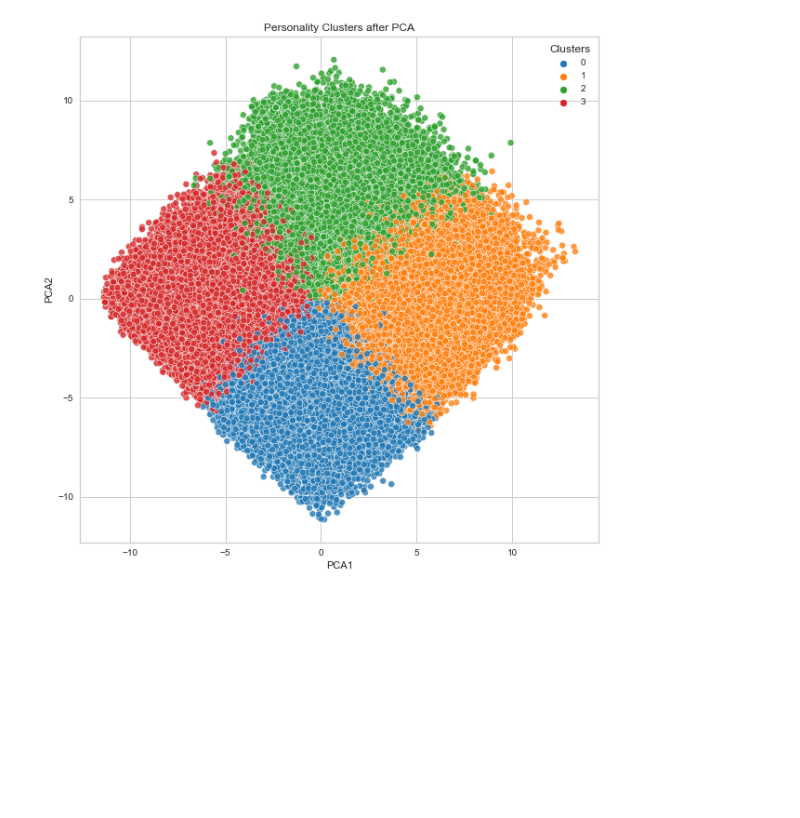
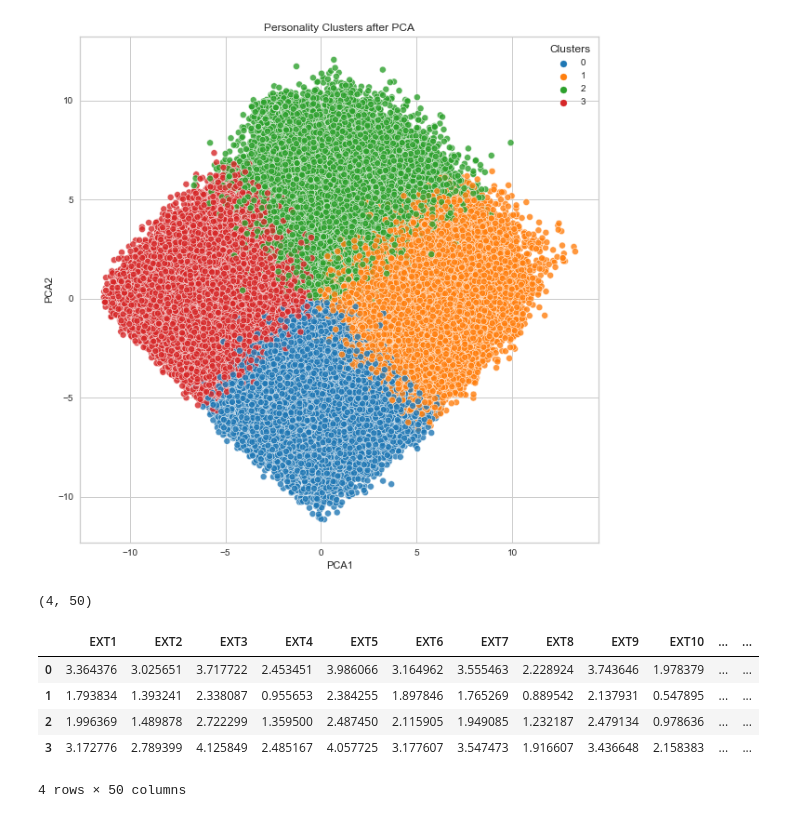
Before and after one commit to SangHui48/zerobase_algorithm_study2, a Jupyter notebook: ML_project/한상희/tproject2.ipynb, the cells around one changed output. Cells and saved outputs as stored; diff of their text form; code cells hidden in the pictures; blank space fills up the shorter version.

```diff
--- a/ML_project/한상희/tproject2.ipynb
+++ b/ML_project/한상희/tproject2.ipynb
@@ -361,3 +361,18 @@ sns.scatterplot(data=df_pca, x='PCA1', y='PCA2', hue='Clusters', palette='tab10'
 plt.title('Personality Clusters after PCA');
 # %% [output]
 [figure]
+# %%
+raw_cluster.cluster_centers_.shape
+# %% [output]
+(4, 50)
+# %%
+# 각 클러스터별 센터
+tmp = pd.DataFrame(raw_cluster.cluster_centers_, columns=raw_question_info.columns.to_list()[:-1])
+tmp
+# %% [output]
+|  | EXT1 | EXT2 | EXT3 | EXT4 | EXT5 | EXT6 | EXT7 | EXT8 | EXT9 | EXT10 | ... | ... |
+| 0 | 3.364376 | 3.025651 | 3.717722 | 2.453451 | 3.986066 | 3.164962 | 3.555463 | 2.228924 | 3.743646 | 1.978379 | ... | ... |
+| 1 | 1.793834 | 1.393241 | 2.338087 | 0.955653 | 2.384255 | 1.897846 | 1.765269 | 0.889542 | 2.137931 | 0.547895 | ... | ... |
+| 2 | 1.996369 | 1.489878 | 2.722299 | 1.359500 | 2.487450 | 2.115905 | 1.949085 | 1.232187 | 2.479134 | 0.978636 | ... | ... |
+| 3 | 3.172776 | 2.789399 | 4.125849 | 2.485167 | 4.057725 | 3.177607 | 3.547473 | 1.916607 | 3.436648 | 2.158383 | ... | ... |
+4 rows × 50 columns
```
Also changed, not shown: parts of 2 cells of this notebook.
